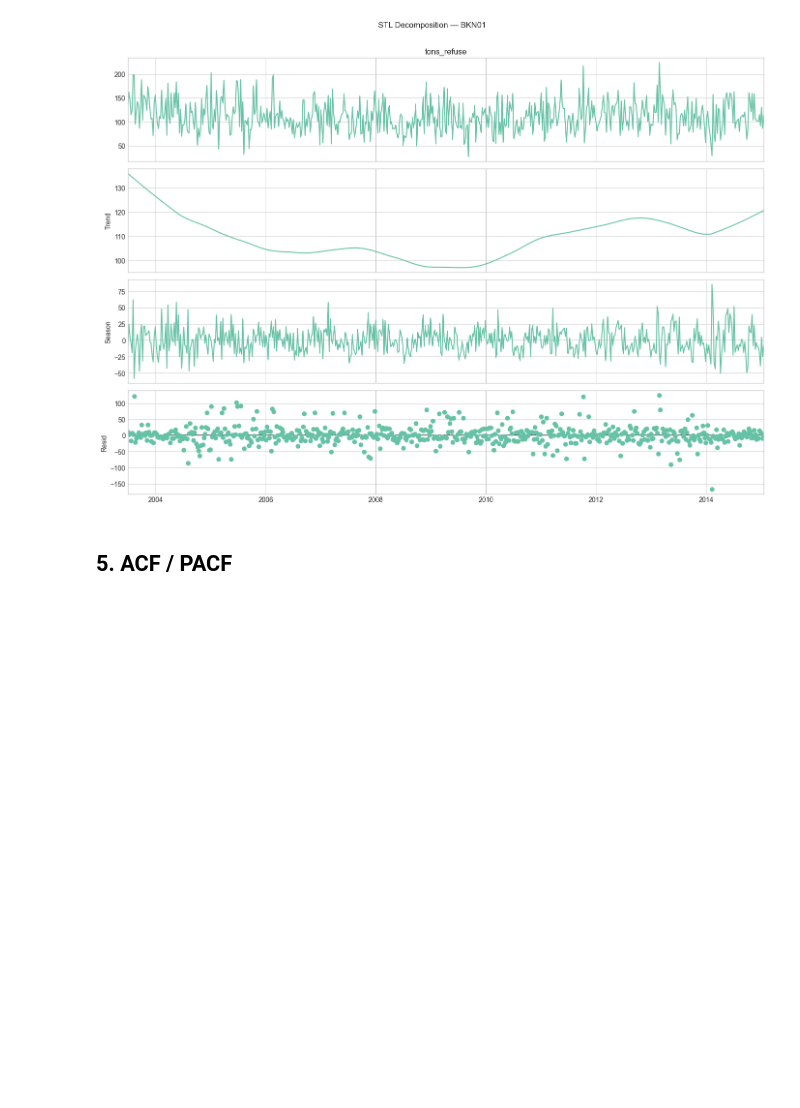
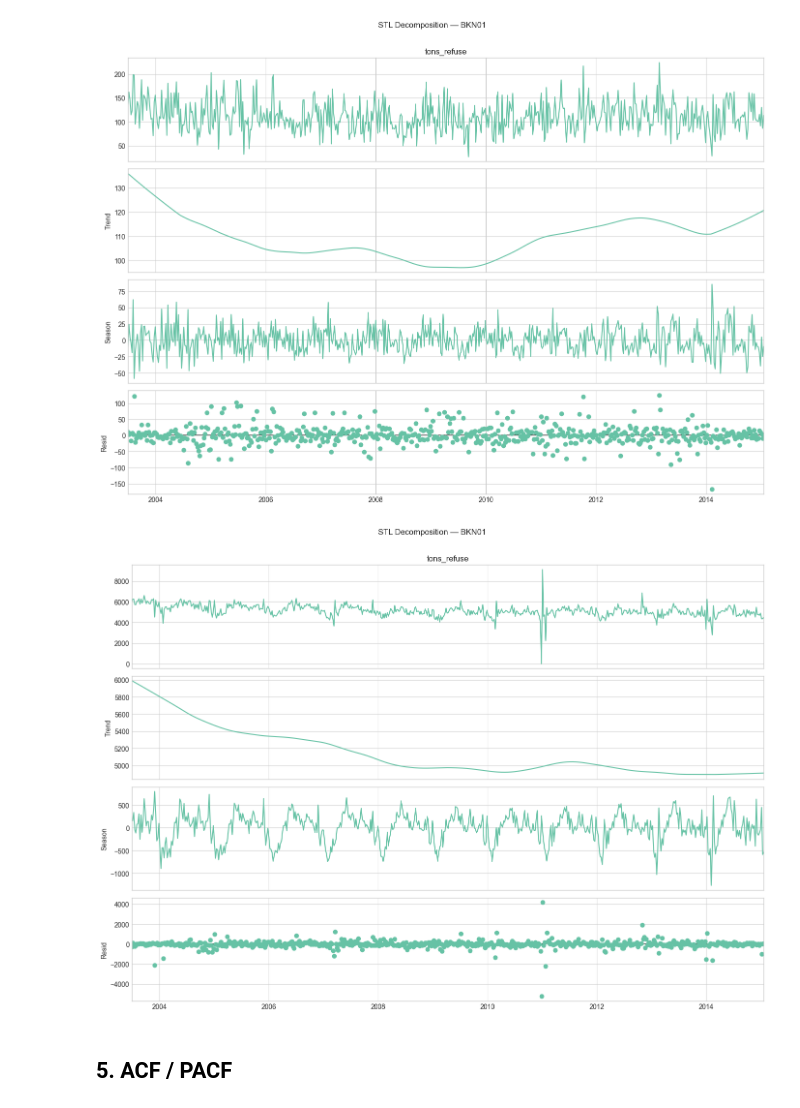
Before and after one commit to nejohnson2/urban-waste-dynamics-nyc, a Jupyter notebook: notebooks/02_eda_processed.ipynb, the cells around one changed output. Saved outputs shown, nothing was run; the diff lists cells and outputs as text; code cells hidden in the pictures; blank space fills up the shorter version.

```diff
--- a/notebooks/02_eda_processed.ipynb
+++ b/notebooks/02_eda_processed.ipynb
@@ -163,6 +174,23 @@ plt.tight_layout()
 plt.show()
 # %% [output]
 [figure]
+# %%
+# STL decomposition for a representative district
+#district_example = df_district['District_Code'].unique()[0]
+#ts = df_district[df_district['District_Code'] == district_example].set_index('week_start')['tons_refuse']
+ts = citywide['tons_refuse']  # Use citywide for better seasonality
+ts = ts.asfreq('W-MON').interpolate()
+
+stl = STL(ts, period=52, robust=True)
+result = stl.fit()
+
+fig = result.plot()
+fig.set_size_inches(14, 10)
+fig.suptitle(f'STL Decomposition — {district_example}', y=1.01)
+plt.tight_layout()
+plt.show()
+# %% [output]
+[figure, added]
 # %% [markdown]
 ## 5. ACF / PACF
 # %%
```
Also changed, not shown: parts of 3 cells of this notebook, 2 other files.
